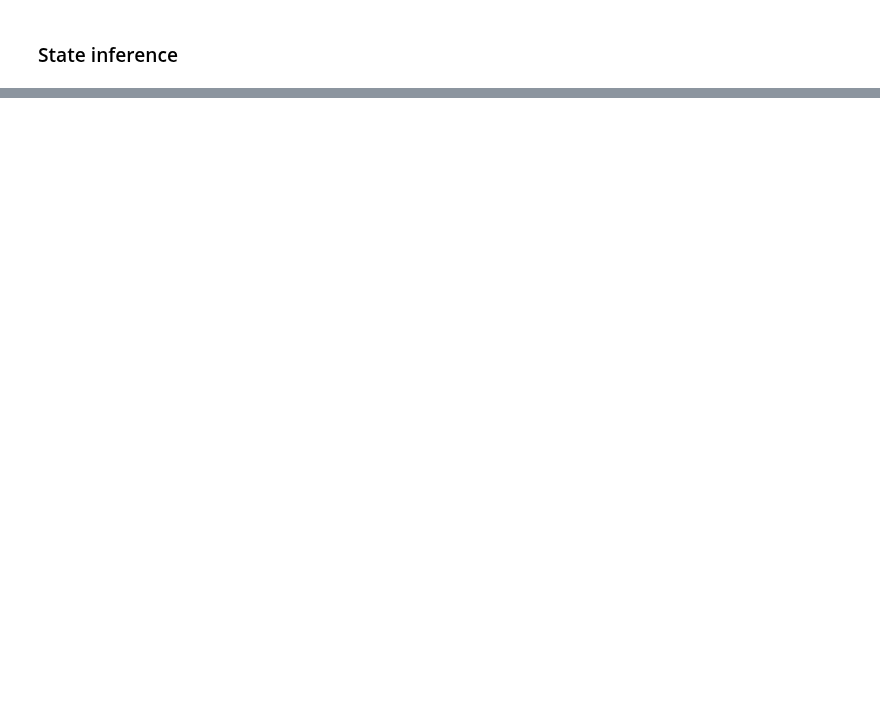
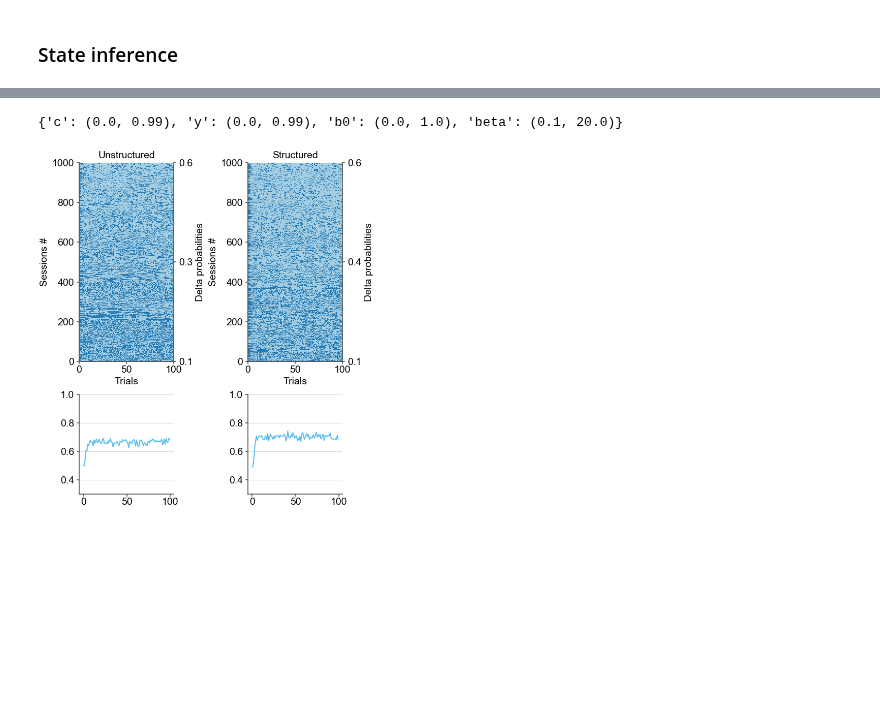
Before and after one commit to bapungiri/py_adlab_bg, a Jupyter notebook: mab_model_simulation.ipynb, the cells around one changed output, grey strips where cells are left out. Cells and saved outputs as stored; diff of their text form; code cells hidden in the pictures; blank space fills up the shorter version.

```diff
--- a/mab_model_simulation.ipynb
+++ b/mab_model_simulation.ipynb
@@ -34,0 +128,23 @@ ax.plot(task.get_optimal_choice_probability(), color="r")
+# %%
+policy.get_bounds()
+# %% [output]
+{'c': (0.0, 0.99), 'y': (0.0, 0.99), 'b0': (0.0, 1.0), 'beta': (0.1, 20.0)}
+# %%
+from statplotannot.plots import Fig
+from banditpy.plots import plot_trial_by_trial_2Arm
+
+fig = Fig(5, 3, fontsize=14)
+
+for t, task in enumerate([task_unstruc, task_struc]):
+    task = task.filter_by_trials(100, 100)
+
+    ax1 = fig.subplot(fig.gs[0:2, t])
+    plot_trial_by_trial_2Arm(task=task, sort_by_deltaprob=True, ax=ax1)
+    ax1.set_title(["Unstructured", "Structured"][t])
+
+    ax2 = fig.subplot(fig.gs[2, t])
+    ax2.plot(task.get_optimal_choice_probability())
+    ax2.set_ylim(0.3, 1)
+    ax2.grid(axis="y", zorder=-1, alpha=0.5)
+# %% [output]
+[figure, added]
```
Also changed, not shown: parts of 3 cells of this notebook, 2 other files.
